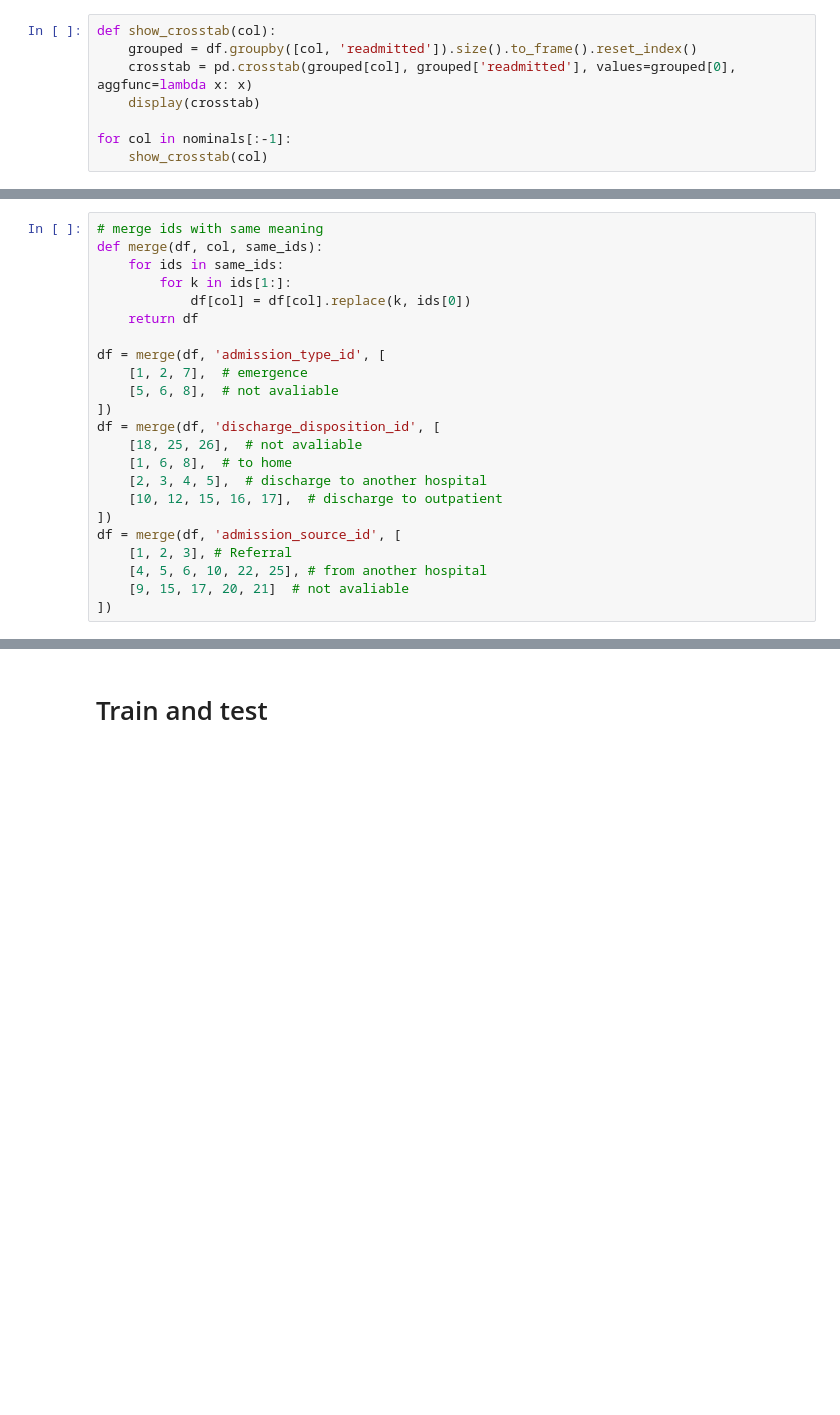
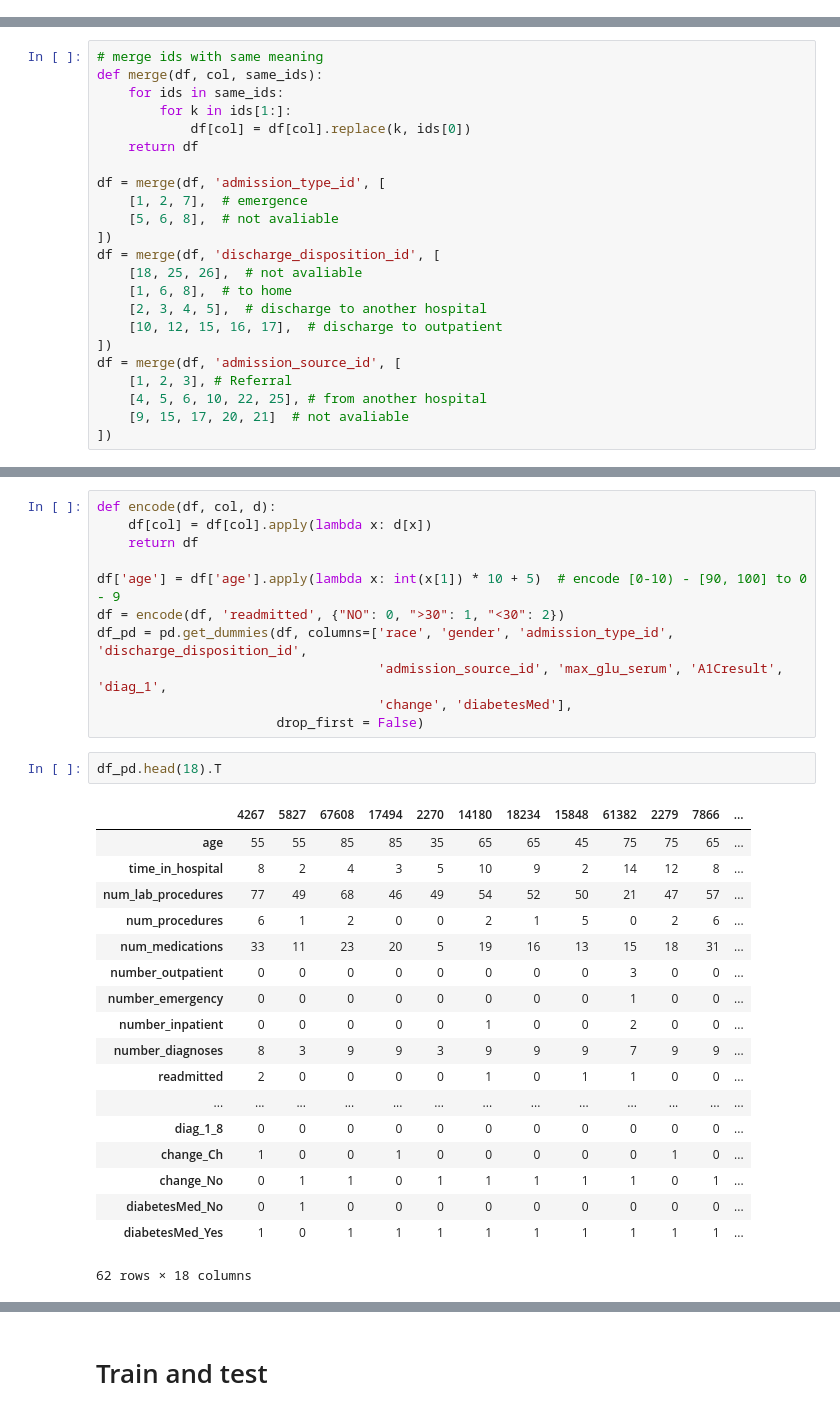
Before and after one commit to bl0/Readmission-Prediction, a Jupyter notebook: readmission-prediction.ipynb, the cells around one changed output, grey strips where cells are left out. Cells and saved outputs as stored; diff of their text form; blank space fills up the shorter version.

```diff
--- a/readmission-prediction.ipynb
+++ b/readmission-prediction.ipynb
@@ -89,8 +19,0 @@ None
-# %%
-def show_crosstab(col):
-    grouped = df.groupby([col, 'readmitted']).size().to_frame().reset_index()
-    crosstab = pd.crosstab(grouped[col], grouped['readmitted'], values=grouped[0], aggfunc=lambda x: x)
-    display(crosstab)
-
-for col in nominals[:-1]:
-    show_crosstab(col)
@@ -320 +168,33 @@ df = merge(df, 'admission_source_id', [
+# %%
+def encode(df, col, d):
+    df[col] = df[col].apply(lambda x: d[x])
+    return df
+
+df['age'] = df['age'].apply(lambda x: int(x[1]) * 10 + 5)  # encode [0-10) - [90, 100] to 0 - 9
+df = encode(df, 'readmitted', {"NO": 0, ">30": 1, "<30": 2})
+df_pd = pd.get_dummies(df, columns=['race', 'gender', 'admission_type_id', 'discharge_disposition_id',
+                                    'admission_source_id', 'max_glu_serum', 'A1Cresult', 'diag_1',
+                                    'change', 'diabetesMed'],
+                       drop_first = False)
+# %%
+df_pd.head(18).T
+# %% [output]
+|  | 4267 | 5827 | 67608 | 17494 | 2270 | 14180 | 18234 | 15848 | 61382 | 2279 | 7866 | ... |
+| age | 55 | 55 | 85 | 85 | 35 | 65 | 65 | 45 | 75 | 75 | 65 | ... |
+| time_in_hospital | 8 | 2 | 4 | 3 | 5 | 10 | 9 | 2 | 14 | 12 | 8 | ... |
+| num_lab_procedures | 77 | 49 | 68 | 46 | 49 | 54 | 52 | 50 | 21 | 47 | 57 | ... |
+| num_procedures | 6 | 1 | 2 | 0 | 0 | 2 | 1 | 5 | 0 | 2 | 6 | ... |
+| num_medications | 33 | 11 | 23 | 20 | 5 | 19 | 16 | 13 | 15 | 18 | 31 | ... |
+| number_outpatient | 0 | 0 | 0 | 0 | 0 | 0 | 0 | 0 | 3 | 0 | 0 | ... |
+| number_emergency | 0 | 0 | 0 | 0 | 0 | 0 | 0 | 0 | 1 | 0 | 0 | ... |
+| number_inpatient | 0 | 0 | 0 | 0 | 0 | 1 | 0 | 0 | 2 | 0 | 0 | ... |
+| number_diagnoses | 8 | 3 | 9 | 9 | 3 | 9 | 9 | 9 | 7 | 9 | 9 | ... |
+| readmitted | 2 | 0 | 0 | 0 | 0 | 1 | 0 | 1 | 1 | 0 | 0 | ... |
+| ... | ... | ... | ... | ... | ... | ... | ... | ... | ... | ... | ... | ... |
+| diag_1_8 | 0 | 0 | 0 | 0 | 0 | 0 | 0 | 0 | 0 | 0 | 0 | ... |
+| change_Ch | 1 | 0 | 0 | 1 | 0 | 0 | 0 | 0 | 0 | 1 | 0 | ... |
+| change_No | 0 | 1 | 1 | 0 | 1 | 1 | 1 | 1 | 1 | 0 | 1 | ... |
+| diabetesMed_No | 0 | 1 | 0 | 0 | 0 | 0 | 0 | 0 | 0 | 0 | 0 | ... |
+| diabetesMed_Yes | 1 | 0 | 1 | 1 | 1 | 1 | 1 | 1 | 1 | 1 | 1 | ... |
+62 rows × 18 columns
 # %%
```
Also changed, not shown: parts of 14 cells of this notebook.
